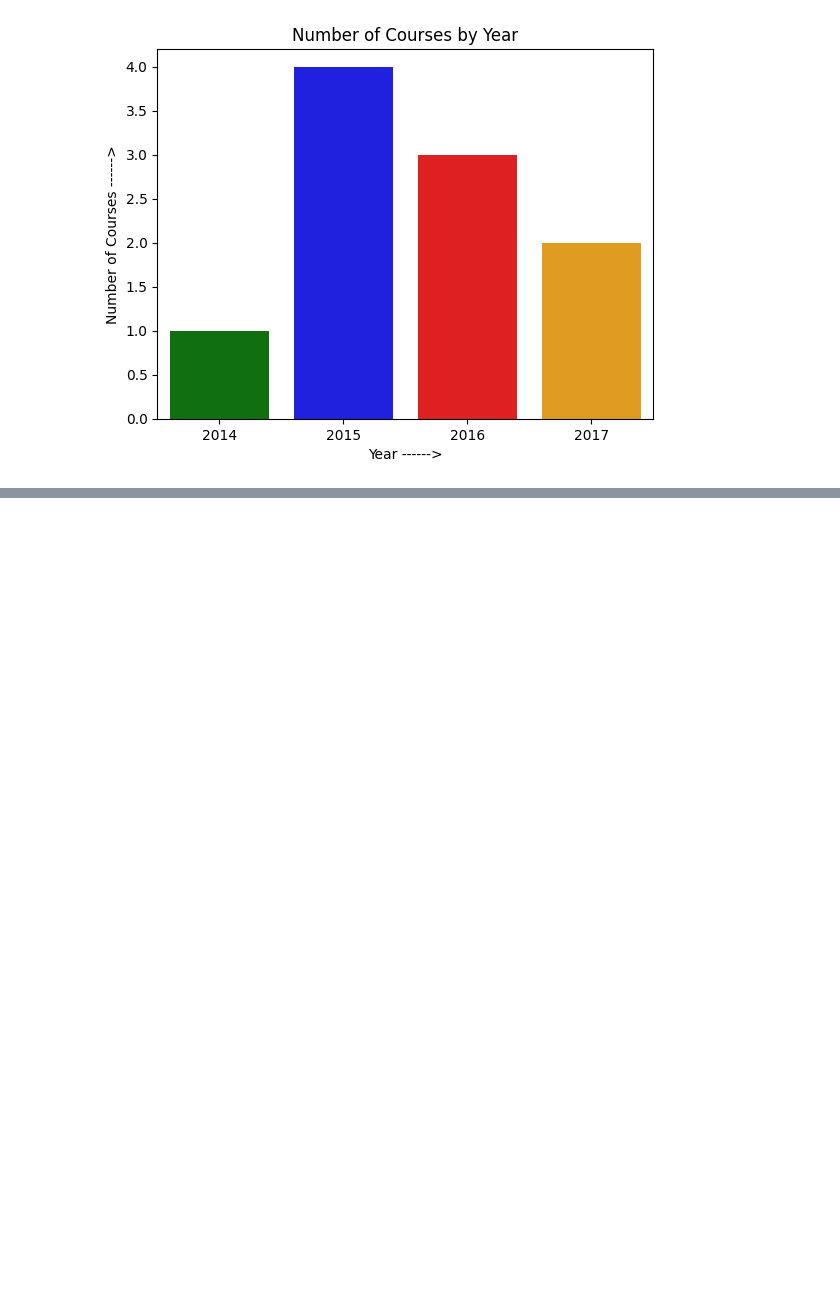
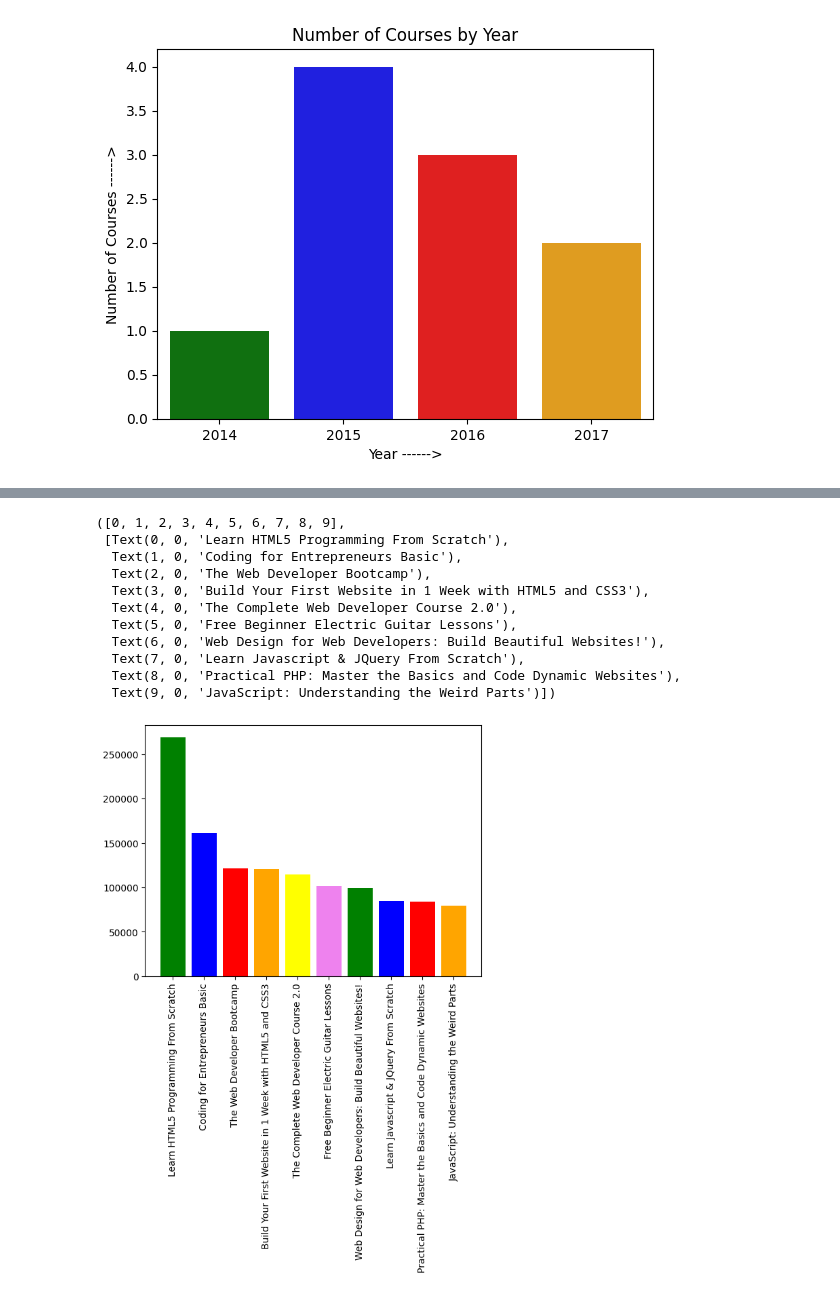
Before and after one commit to amith-vardhan99/udemy, a Jupyter notebook: 15 - SmartCourse - Guiding Your Academic Journey - Course Recommendation/notebook.ipynb, the cells around one changed output, grey strips where cells are left out. Cells and saved outputs as stored; diff of their text form; code cells hidden in the pictures; blank space fills up the shorter version.

```diff
--- a/15 - SmartCourse - Guiding Your Academic Journey - Course Recommendation/notebook.ipynb
+++ b/15 - SmartCourse - Guiding Your Academic Journey - Course Recommendation/notebook.ipynb
@@ -146,0 +204,3 @@ Text(0, 0.5, 'Number of Courses ------>')
+# %%
+num_subscribers = df_cleaned[["course_title","num_subscribers"]].sort_values(by="num_subscribers",ascending=False).reset_index(drop=True)
+num_subscribers.head()
@@ -146,0 +214,16 @@ Text(0, 0.5, 'Number of Courses ------>')
+# %%
+plt.bar(x=num_subscribers["course_title"].values[0:10],height=num_subscribers["num_subscribers"].values[0:10],color=["green","blue","red","orange","yellow","violet"])
+plt.xticks(rotation=90)
+# %% [output]
+([0, 1, 2, 3, 4, 5, 6, 7, 8, 9],
+ [Text(0, 0, 'Learn HTML5 Programming From Scratch'),
+  Text(1, 0, 'Coding for Entrepreneurs Basic'),
+  Text(2, 0, 'The Web Developer Bootcamp'),
+  Text(3, 0, 'Build Your First Website in 1 Week with HTML5 and CSS3'),
+  Text(4, 0, 'The Complete Web Developer Course 2.0'),
+  Text(5, 0, 'Free Beginner Electric Guitar Lessons'),
+  Text(6, 0, 'Web Design for Web Developers: Build Beautiful Websites!'),
+  Text(7, 0, 'Learn Javascript & JQuery From Scratch'),
+  Text(8, 0, 'Practical PHP: Master the Basics and Code Dynamic Websites'),
+  Text(9, 0, 'JavaScript: Understanding the Weird Parts')])
+[figure, added]
```
Also changed, not shown: parts of 8 cells of this notebook.
